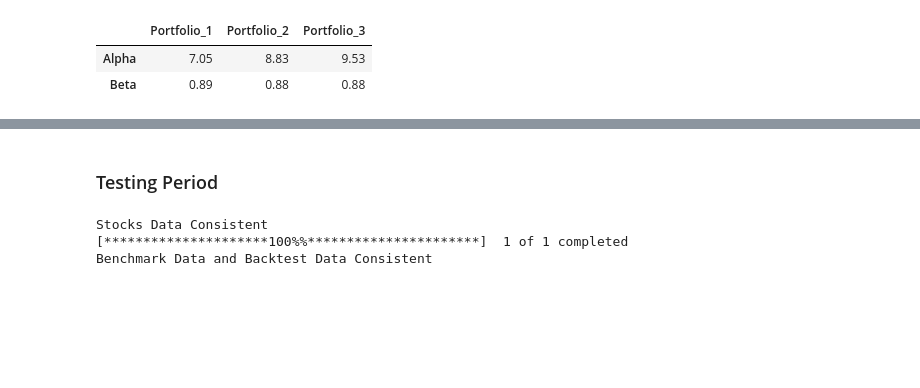
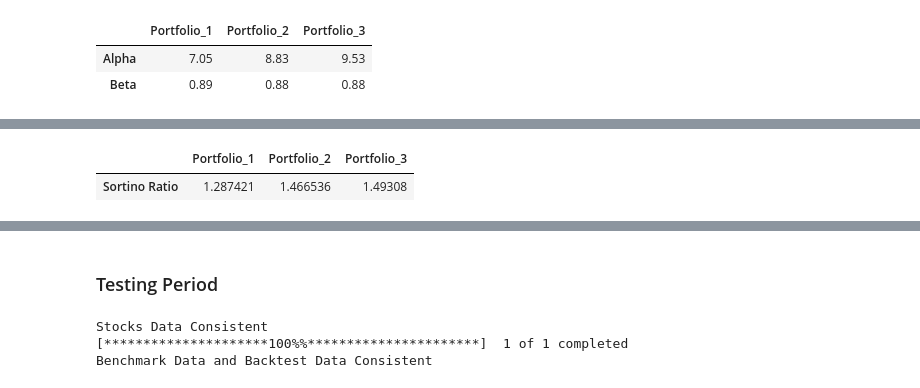
Before and after one commit to myonster/eventbasedbacktester, a Jupyter notebook: IS4226 - Final-Term Project/Group6_FinalTerm.ipynb, the cells around one changed output, grey strips where cells are left out. Saved outputs shown, nothing was run; the diff lists cells and outputs as text; code cells hidden in the pictures; blank space fills up the shorter version.

```diff
--- a/IS4226 - Final-Term Project/Group6_FinalTerm.ipynb
+++ b/IS4226 - Final-Term Project/Group6_FinalTerm.ipynb
@@ -920,3 +947,8 @@ calmar_ratio_df
+# %%
+sortino_ratio_df
+# %% [output]
+|  | Portfolio_1 | Portfolio_2 | Portfolio_3 |
+| Sortino Ratio | 1.287421 | 1.466536 | 1.49308 |
 # %%
 backtester.yearly_stats()
 # %% [output]
```
Also changed, not shown: parts of 10 cells of this notebook.
